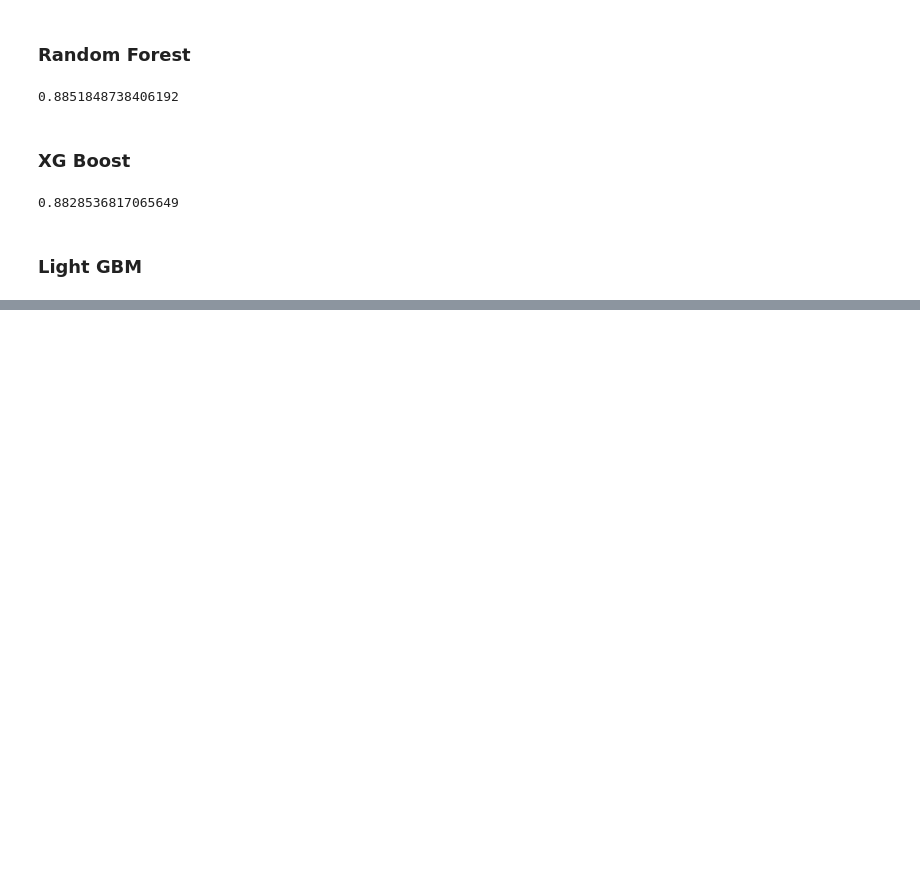
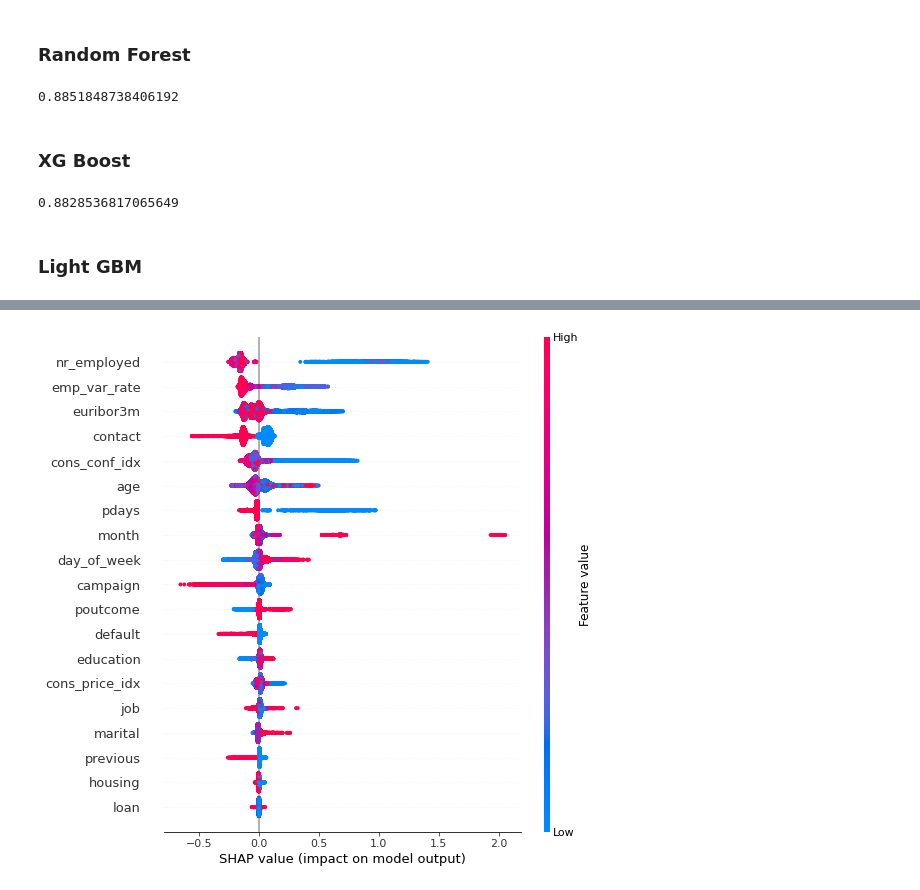
Before and after one commit to khanhvynguyen/Term_Deposit_Prediction_ML, a Jupyter notebook: term_deposit_prediction.ipynb, the cells around one changed output, grey strips where cells are left out. Cells and saved outputs as stored; diff of their text form; code cells hidden in the pictures; blank space fills up the shorter version.

```diff
--- a/term_deposit_prediction.ipynb
+++ b/term_deposit_prediction.ipynb
@@ -1009,10 +1009,8 @@ import lightgbm as lgb
 
 # Create the dataset for LightGBM
 lgb_train = lgb.Dataset(X_train, y_train)
-lgb_eval = lgb.Dataset(X_test, y_test, reference=lgb_train)
 
 
-# set positive weight
 
 
 # Define the hyperparameters for the model
@@ -1021,20 +1019,28 @@ params = {
     'metric': 'binary_logloss',
     'boosting_type': 'gbdt',
     'num_leaves': 31,
-    'max_depth': 10,
+    'max_depth': -1,
     'learning_rate': 0.01,
     'feature_fraction': 0.8,
     'bagging_fraction': 0.7,
     'bagging_freq': 1,
-    'verbose': 0,
+    'verbose':0,
     'scale_pos_weight': 2
 
 }
 
 # Train the model
-model = lgb.train(params, lgb_train, num_boost_round=1000, valid_sets=lgb_eval, early_stopping_rounds=100,
+model = lgb.train(params, lgb_train, num_boost_round=200,   valid_sets=lgb_train )
+
+## In case we have a separate val set, we can use early_stoping
+# model = lgb.train(params, lgb_train, num_boost_round=1000,
+#                   valid_sets=lgb_eval,
+#                   early_stopping_rounds=100,
 #                  categorical_feature = cate_cols
-                 )
+#                  )
+
+
+
 
 # Make predictions on the test data
 y_pred = model.predict(X_test)
@@ -1098,0 +1106,8 @@ shap.plots.beeswarm(shap_values_)
+# %%
+## We can stack all the beeswarm plots of all data points, to have a overview picture:
+explainer_ = shap.Explainer(model, X_train)
+shap_values_ = explainer(X_train)[:,:,1]
+
+shap.plots.beeswarm(shap_values_,max_display=20 )
+# %% [output]
+[figure, added]
```
Also changed, not shown: parts of 28 cells of this notebook.
